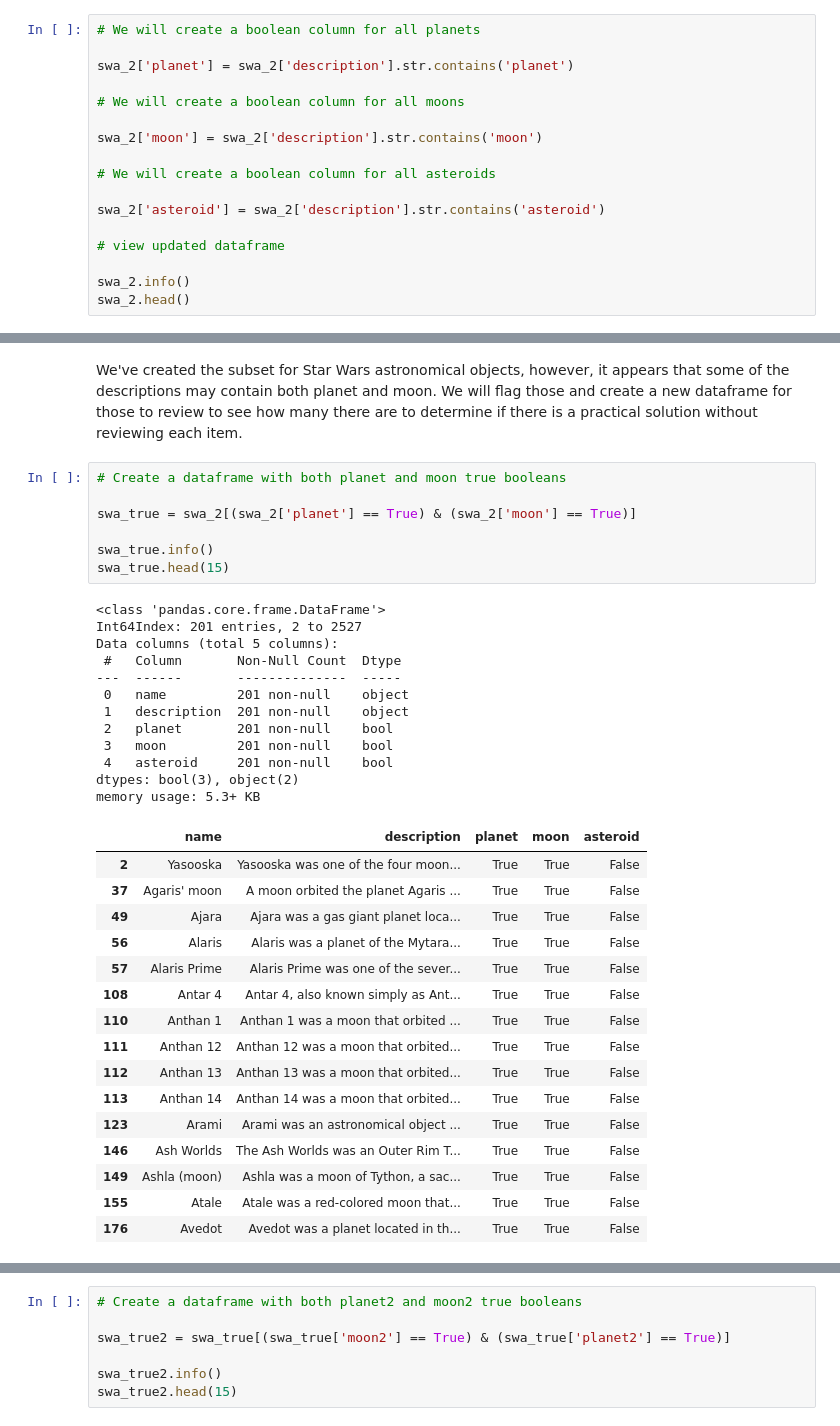
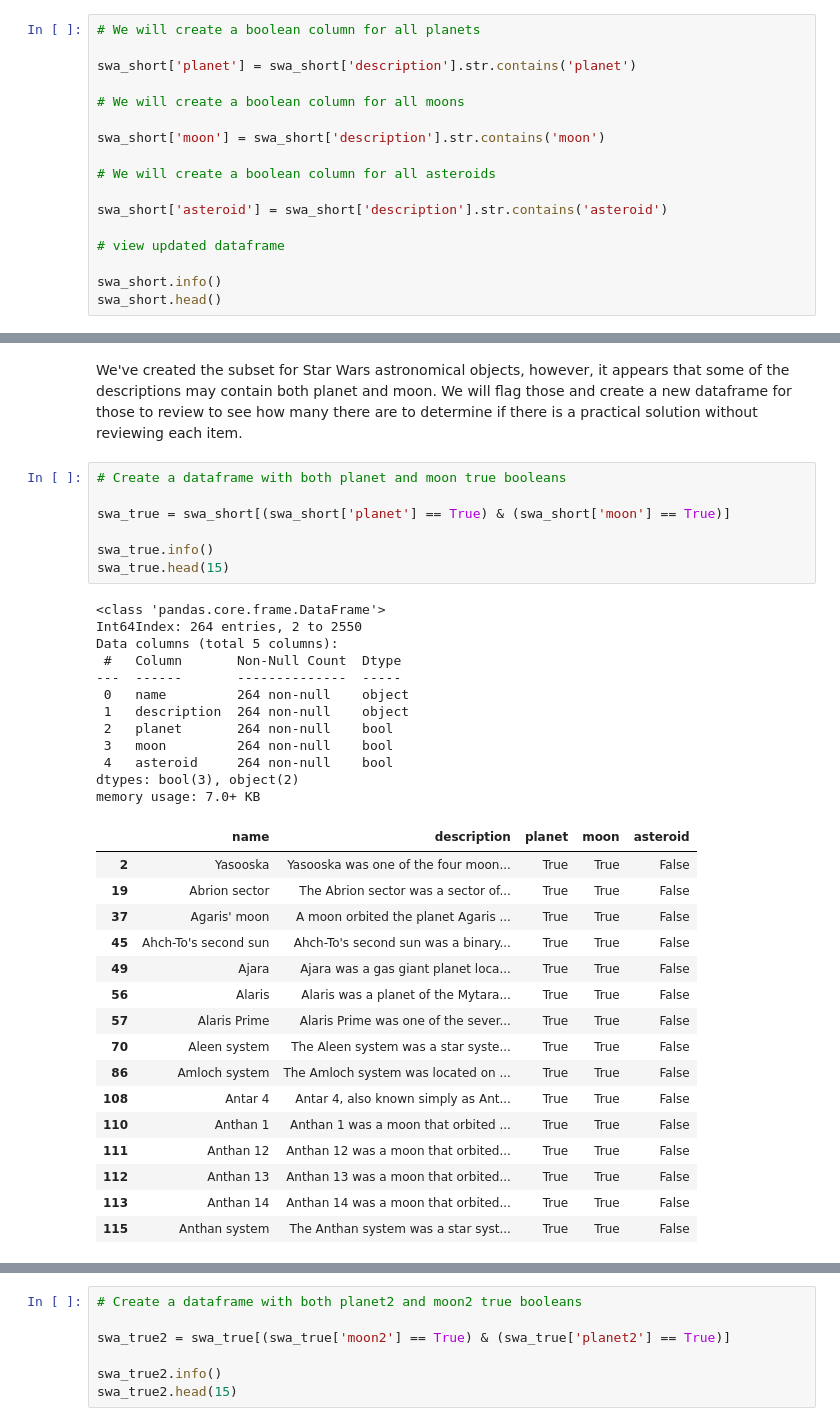
Before and after one commit to wesiswes629/wookiestapi, a Jupyter notebook: notebooks/all_astro.ipynb, the cells around one changed output, grey strips where cells are left out. Drawn from its saved outputs; the diff is of its cells as text.

```diff
--- a/notebooks/all_astro.ipynb
+++ b/notebooks/all_astro.ipynb
@@ -194,19 +170,19 @@ swa_2.head(10)
 # %%
 # We will create a boolean column for all planets
 
-swa_2['planet'] = swa_2['description'].str.contains('planet')
+swa_short['planet'] = swa_short['description'].str.contains('planet')
 
 # We will create a boolean column for all moons
 
-swa_2['moon'] = swa_2['description'].str.contains('moon')
+swa_short['moon'] = swa_short['description'].str.contains('moon')
 
 # We will create a boolean column for all asteroids
 
-swa_2['asteroid'] = swa_2['description'].str.contains('asteroid')
+swa_short['asteroid'] = swa_short['description'].str.contains('asteroid')
 
 # view updated dataframe
 
-swa_2.info()
-swa_2.head()
+swa_short.info()
+swa_short.head()
 # %% [output]
 <class 'pandas.core.frame.DataFrame'>
@@ -232,37 +223,37 @@ We've created the subset for Star Wars astronomical objects, however, it appears
 # %%
 # Create a dataframe with both planet and moon true booleans
 
-swa_true = swa_2[(swa_2['planet'] == True) & (swa_2['moon'] == True)]
+swa_true = swa_short[(swa_short['planet'] == True) & (swa_short['moon'] == True)]
 
 swa_true.info()
 swa_true.head(15)
 # %% [output]
 <class 'pandas.core.frame.DataFrame'>
-Int64Index: 201 entries, 2 to 2527
+Int64Index: 264 entries, 2 to 2550
 Data columns (total 5 columns):
  #   Column       Non-Null Count  Dtype
 ---  ------       --------------  -----
- 0   name         201 non-null    object
- 1   description  201 non-null    object
- 2   planet       201 non-null    bool
- 3   moon         201 non-null    bool
- 4   asteroid     201 non-null    bool
+ 0   name         264 non-null    object
+ 1   description  264 non-null    object
+ 2   planet       264 non-null    bool
+ 3   moon         264 non-null    bool
+ 4   asteroid     264 non-null    bool
 dtypes: bool(3), object(2)
-memory usage: 5.3+ KB
+memory usage: 7.0+ KB
 |  | name | description | planet | moon | asteroid |
 | 2 | Yasooska | Yasooska was one of the four moon... | True | True | False |
+| 19 | Abrion sector | The Abrion sector was a sector of... | True | True | False |
 | 37 | Agaris' moon | A moon orbited the planet Agaris ... | True | True | False |
+| 45 | Ahch-To's second sun | Ahch-To's second sun was a binary... | True | True | False |
 | 49 | Ajara | Ajara was a gas giant planet loca... | True | True | False |
 | 56 | Alaris | Alaris was a planet of the Mytara... | True | True | False |
 | 57 | Alaris Prime | Alaris Prime was one of the sever... | True | True | False |
+| 70 | Aleen system | The Aleen system was a star syste... | True | True | False |
+| 86 | Amloch system | The Amloch system was located on ... | True | True | False |
 | 108 | Antar 4 | Antar 4, also known simply as Ant... | True | True | False |
 | 110 | Anthan 1 | Anthan 1 was a moon that orbited ... | True | True | False |
 | 111 | Anthan 12 | Anthan 12 was a moon that orbited... | True | True | False |
 | 112 | Anthan 13 | Anthan 13 was a moon that orbited... | True | True | False |
 | 113 | Anthan 14 | Anthan 14 was a moon that orbited... | True | True | False |
-| 123 | Arami | Arami was an astronomical object ... | True | True | False |
-| 146 | Ash Worlds | The Ash Worlds was an Outer Rim T... | True | True | False |
-| 149 | Ashla (moon) | Ashla was a moon of Tython, a sac... | True | True | False |
-| 155 | Atale | Atale was a red-colored moon that... | True | True | False |
-| 176 | Avedot | Avedot was a planet located in th... | True | True | False |
+| 115 | Anthan system | The Anthan system was a star syst... | True | True | False |
 # %% [markdown]
```
Also changed, not shown: parts of 13 cells of this notebook.
